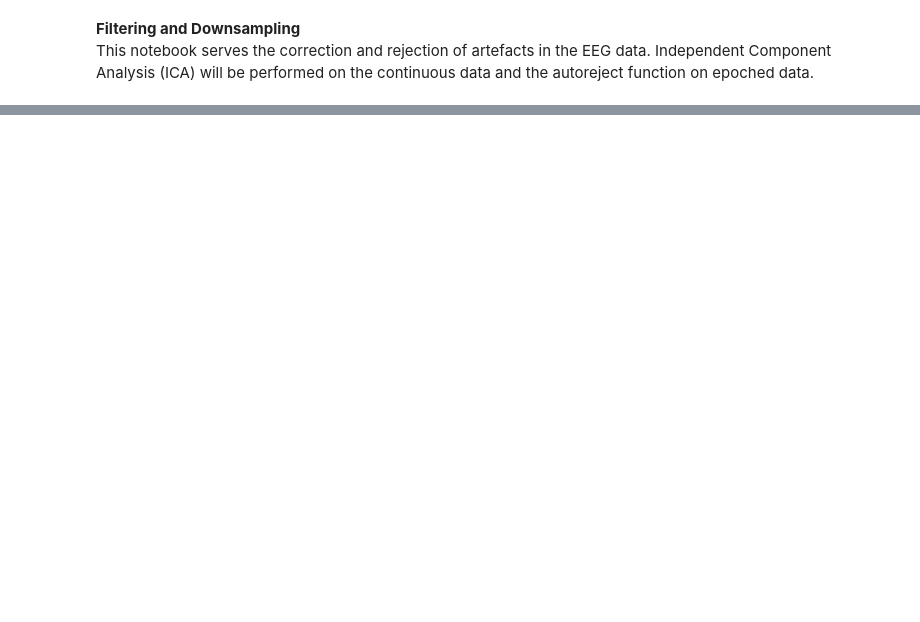
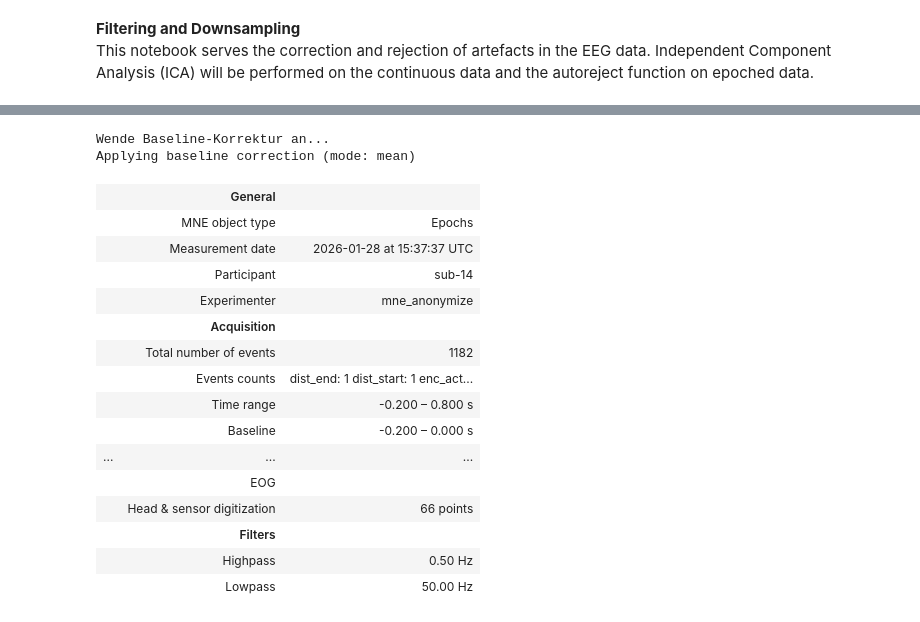
Before and after one commit to noah-mba/LOC_analysis, a Jupyter notebook: scripts/eeg/e_ica_autoreject.ipynb, the cells around one changed output, grey strips where cells are left out. Cells and saved outputs as stored; diff of their text form; code cells hidden in the pictures; blank space fills up the shorter version.

```diff
--- a/scripts/eeg/e_ica_autoreject.ipynb
+++ b/scripts/eeg/e_ica_autoreject.ipynb
@@ -61,0 +175,12 @@ Reading 0 ... 555779  =      0.000 ...  2223.116 secs...
+# %%
+# ==========================================
+# SCHRITT 8: Final epoching
+# ==========================================
+print("Erstelle finale Epochen...")
+# Hier setzt du deine tatsächlichen Trigger, tmin und tmax ein
+tmin = -0.2  # 200ms vor Stimulus
+tmax = 0.8   # 800ms nach Stimulus
+
+# WICHTIG: baseline=None setzen, da wir das ganz am Schluss machen wollen!
+epochs = mne.Epochs(raw_clean, events, event_id, tmin, tmax,
+                    baseline=None, preload=True, reject=None)
@@ -61,0 +195,10 @@ Reading 0 ... 555779  =      0.000 ...  2223.116 secs...
+# %%
+# ==========================================
+# SCHRITT 9: Autoreject
+# ==========================================
+print("Führe Autoreject durch...")
+# Autoreject lernt die Schwellenwerte datengetrieben und repariert Kanäle
+ar = AutoReject(n_interpolate=[1, 2, 4], random_state=42, n_jobs=-1, verbose=True)
+
+# fit_transform führt das Fitting durch und gibt direkt die bereinigten Epochen zurück
+epochs_clean = ar.fit_transform(epochs)
@@ -61,0 +210,27 @@ Reading 0 ... 555779  =      0.000 ...  2223.116 secs...
+# %%
+# ==========================================
+# SCHRITT 10: Baseline correction
+# ==========================================
+print("Wende Baseline-Korrektur an...")
+# Die Baseline ist in der Regel die Zeit vor dem Stimulus (tmin bis 0)
+baseline_window = (tmin, 0)
+epochs_clean.apply_baseline(baseline_window)
+# %% [output]
+Wende Baseline-Korrektur an...
+Applying baseline correction (mode: mean)
+|  | General |  |
+|  | MNE object type | Epochs |
+|  | Measurement date | 2026-01-28 at 15:37:37 UTC |
+|  | Participant | sub-14 |
+|  | Experimenter | mne_anonymize |
+|  | Acquisition |  |
+|  | Total number of events | 1182 |
+|  | Events counts | dist_end: 1 dist_start: 1 enc_act... |
+|  | Time range | -0.200 – 0.800 s |
+|  | Baseline | -0.200 – 0.000 s |
+| ... | ... | ... |
+|  | EOG |  |
+|  | Head & sensor digitization | 66 points |
+|  | Filters |  |
+|  | Highpass | 0.50 Hz |
+|  | Lowpass | 50.00 Hz |
```
Also changed, not shown: parts of 9 cells of this notebook.
